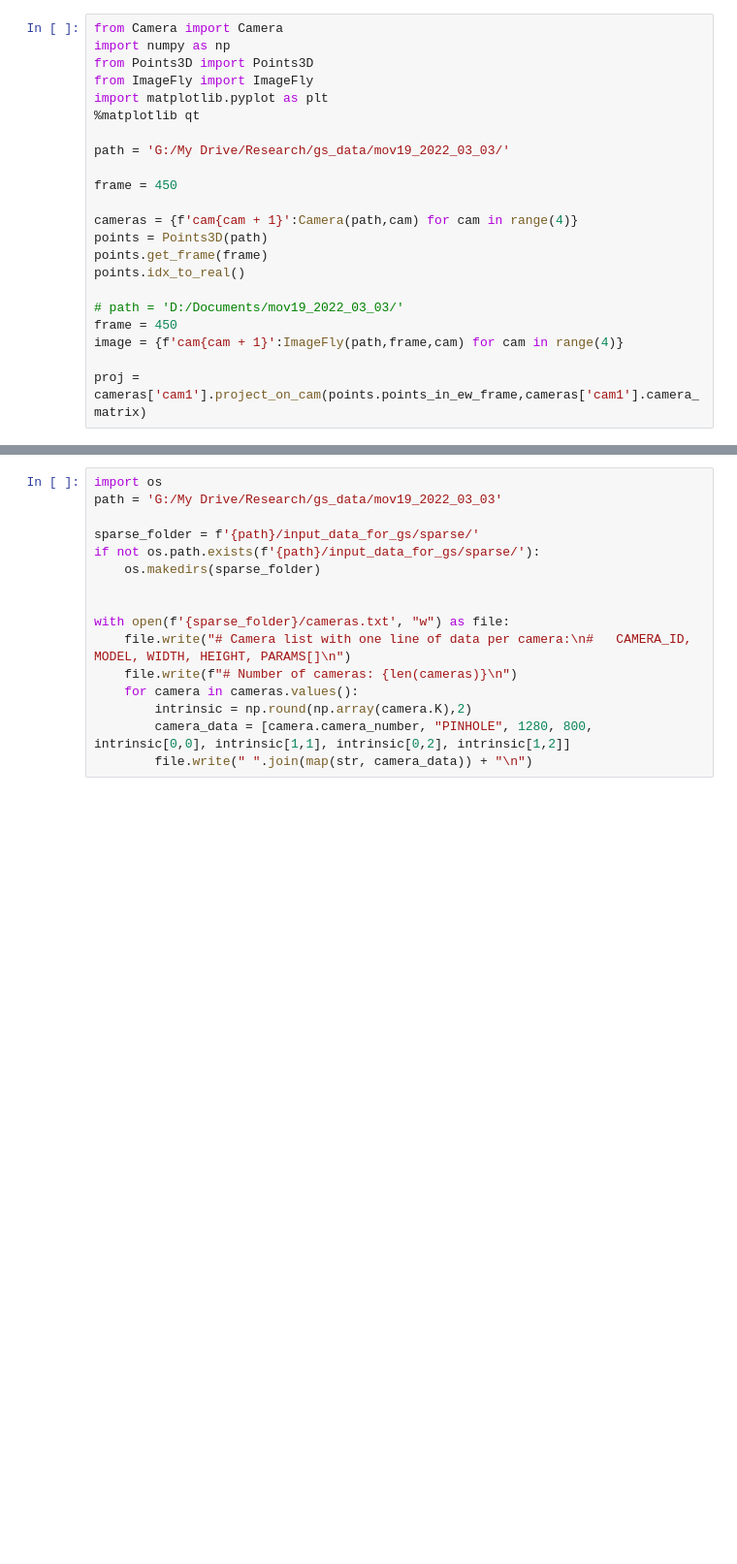
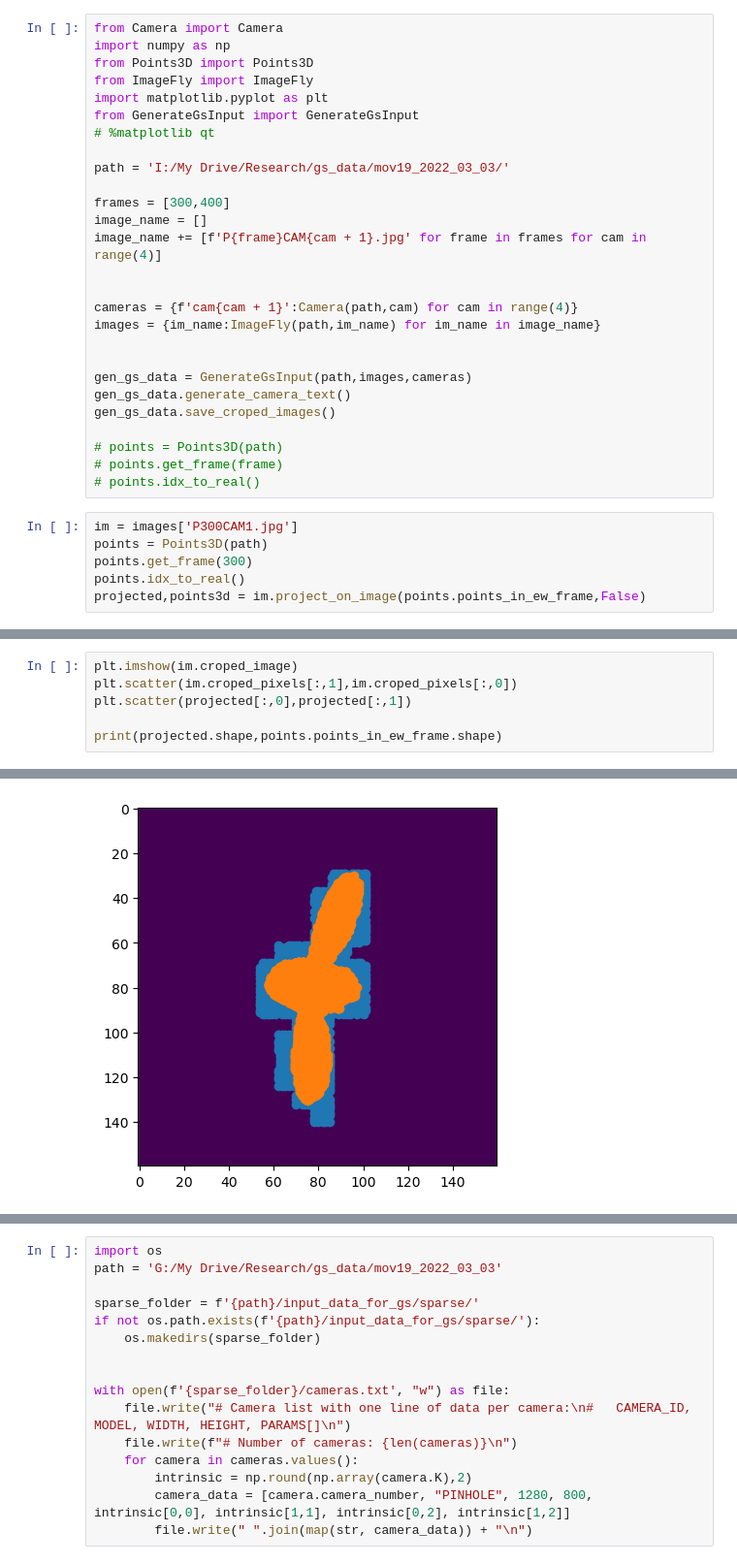
Before and after one commit to shuiit/gaussian_splat, a Jupyter notebook: preprocess/generate_data_as_colmap.ipynb, the cells around one changed output, grey strips where cells are left out. Shown at 97% size. Cells and saved outputs as stored; diff of their text form; blank space fills up the shorter version.

```diff
--- a/preprocess/generate_data_as_colmap.ipynb
+++ b/preprocess/generate_data_as_colmap.ipynb
@@ -4,19 +4,30 @@ import numpy as np
 from Points3D import Points3D
 from ImageFly import ImageFly
 import matplotlib.pyplot as plt
-%matplotlib qt
+from GenerateGsInput import GenerateGsInput
+# %matplotlib qt
 
-path = 'G:/My Drive/Research/gs_data/mov19_2022_03_03/'
+path = 'I:/My Drive/Research/gs_data/mov19_2022_03_03/'
 
-frame = 450
+frames = [300,400]
+image_name = []
+image_name += [f'P{frame}CAM{cam + 1}.jpg' for frame in frames for cam in range(4)]
+
 
 cameras = {f'cam{cam + 1}':Camera(path,cam) for cam in range(4)}
-points = Points3D(path)
-points.get_frame(frame)
-points.idx_to_real()
+images = {im_name:ImageFly(path,im_name) for im_name in image_name}
 
-# path = 'D:/Documents/mov19_2022_03_03/'
-frame = 450
-image = {f'cam{cam + 1}':ImageFly(path,frame,cam) for cam in range(4)}
 
-proj = cameras['cam1'].project_on_cam(points.points_in_ew_frame,cameras['cam1'].camera_matrix)
+gen_gs_data = GenerateGsInput(path,images,cameras)
+gen_gs_data.generate_camera_text()
+gen_gs_data.save_croped_images()
+
+# points = Points3D(path)
+# points.get_frame(frame)
+# points.idx_to_real()
+# %%
+im = images['P300CAM1.jpg']
+points = Points3D(path)
+points.get_frame(300)
+points.idx_to_real()
+projected,points3d = im.project_on_image(points.points_in_ew_frame,False)
@@ -22,0 +46,7 @@ proj = cameras['cam1'].project_on_cam(points.points_in_ew_frame,cameras['cam1'].
+# %%
+plt.imshow(im.croped_image)
+plt.scatter(im.croped_pixels[:,1],im.croped_pixels[:,0])
+plt.scatter(projected[:,0],projected[:,1])
+
+print(projected.shape,points.points_in_ew_frame.shape)
+# %% [output]
@@ -22,0 +54 @@ proj = cameras['cam1'].project_on_cam(points.points_in_ew_frame,cameras['cam1'].
+[figure, added]
```
Also changed, not shown: parts of 26 cells of this notebook, 42 other files.
